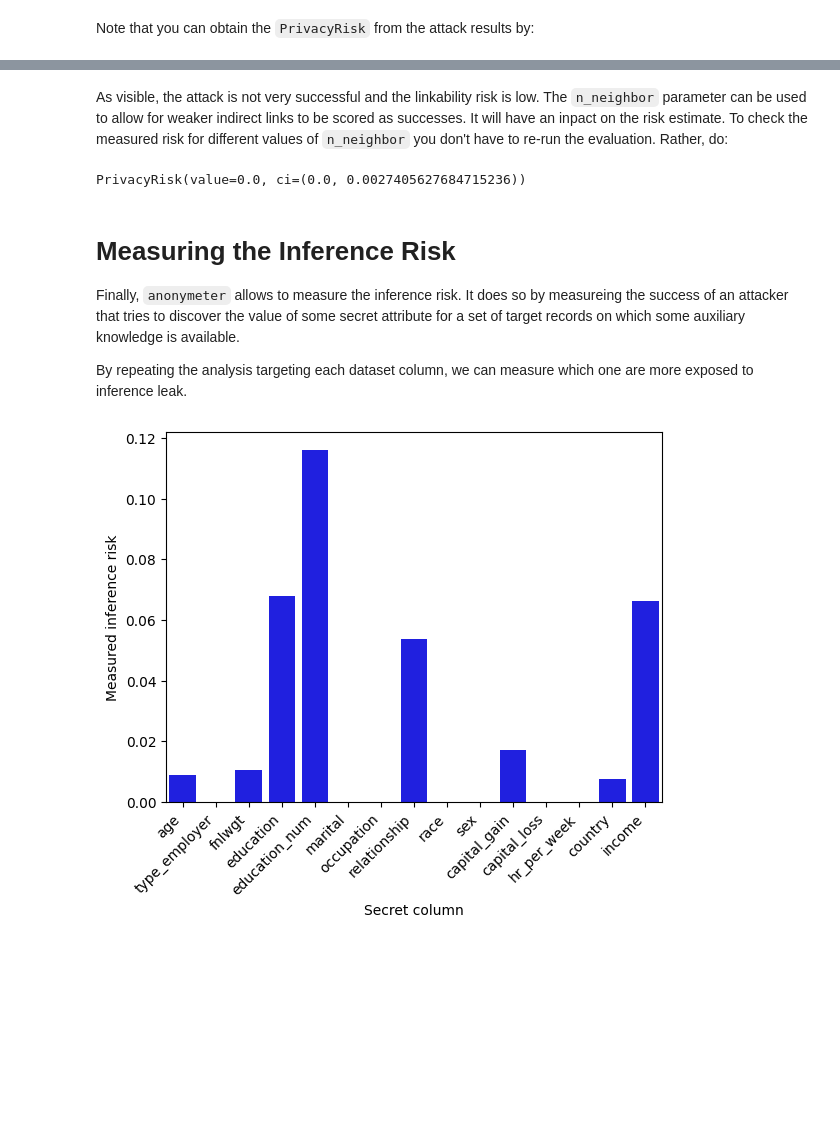
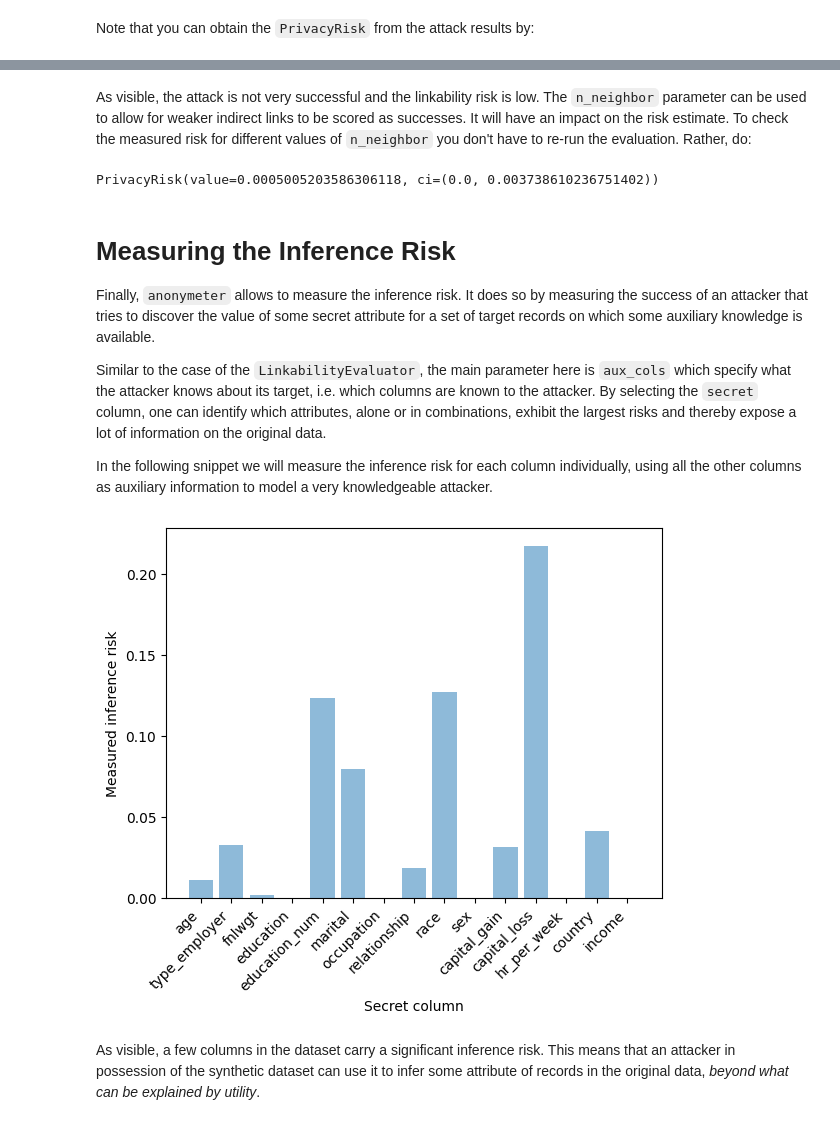
Before and after one commit to statice/anonymeter, a Jupyter notebook: notebooks/anonymeter_example.ipynb, the cells around one changed output, grey strips where cells are left out. Saved outputs shown, nothing was run; the diff lists cells and outputs as text; code cells hidden in the pictures; blank space fills up the shorter version.

```diff
--- a/notebooks/anonymeter_example.ipynb
+++ b/notebooks/anonymeter_example.ipynb
@@ -118,12 +183,13 @@ aux_cols = [
     [ 'race', 'sex', 'fnlwgt', 'age', 'country']
 ]
 
-evaluator = LinkabilityEvaluator(ori=train,
+evaluator = LinkabilityEvaluator(ori=ori,
                                  syn=syn,
                                  control=control,
                                  n_attacks=2000,
                                  aux_cols=aux_cols,
                                  n_neighbors=10)
-evaluator.evaluate(n_jobs=-2)
+
+evaluator.evaluate(n_jobs=-2)  # n_jobs follow joblib convention. -1 = all cores, -2 = all execept one
 evaluator.risk()
 # %% [output]
@@ -141,35 +207,45 @@ Successs rate of control attack: SuccessRate(value=0.005449896927860829, error=0
 # %% [markdown]
-As visible, the attack is not very successful and the linkability risk is low. The `n_neighbor` parameter can be used to allow for weaker indirect links to be scored as successes. It will have an inpact on the risk estimate. To check the measured risk for different values of `n_neighbor` you don't have to re-run the evaluation. Rather, do:
+As visible, the attack is not very successful and the linkability risk is low. The `n_neighbor` parameter can be used to allow for weaker indirect links to be scored as successes. It will have an impact on the risk estimate. To check the measured risk for different values of `n_neighbor` you don't have to re-run the evaluation. Rather, do:
 # %%
-evaluator.risk(n_neighbors=5)
+print(evaluator.risk(n_neighbors=7))
 # %% [output]
-PrivacyRisk(value=0.0, ci=(0.0, 0.0027405627684715236))
+PrivacyRisk(value=0.0005005203586306118, ci=(0.0, 0.003738610236751402))
 # %% [markdown]
 # Measuring the Inference Risk
 
-Finally, `anonymeter` allows to measure the inference risk. It does so by measureing the success of an attacker that tries to discover the value of some secret attribute for a set of target records on which some auxiliary knowledge is available.
+Finally, `anonymeter` allows to measure the inference risk. It does so by measuring the success of an attacker that tries to discover the value of some secret attribute for a set of target records on which some auxiliary knowledge is available.
 
-By repeating the analysis targeting each dataset column, we can measure which one are more exposed to inference leak.
+Similar to the case of the `LinkabilityEvaluator`, the main parameter here is `aux_cols` which specify what the attacker knows about its target, i.e. which columns are known to the attacker. By selecting the `secret` column, one can identify which attributes, alone or in combinations, exhibit the largest risks and thereby expose a lot of information on the original data.
+
+In the following snippet we will measure the inference risk for each column individually, using all the other columns as auxiliary information to model a very knowledgeable attacker.
 # %%
-columns = train.columns
+columns = ori.columns
 results = []
 
 for secret in columns:
 
     aux_cols = [col for col in columns if col != secret]
 
-    evaluator = InferenceEvaluator(ori=train,
+    evaluator = InferenceEvaluator(ori=ori,
                                    syn=syn,
                                    control=control,
                                    aux_cols=aux_cols,
                                    secret=secret,
                                    n_attacks=1000)
     evaluator.evaluate(n_jobs=-2)
-    results.append(evaluator.results())
+    results.append((secret, evaluator.results()))
-# %%
-ax = sns.barplot(x=columns, y=[res.risk().value for res in results], color='b')
-plt.xticks(rotation=45, ha='right')
-ax.set_ylabel("Measured inference risk")
-_ = ax.set_xlabel("Secret column")
-# %% [output]
-[figure, removed]
+# %%
+fig, ax = plt.subplots()
+
+risks = [res[1].risk().value for res in results]
+columns = [res[0] for res in results]
+
+ax.bar(x=columns, height=risks, alpha=0.5, ecolor='black', capsize=10)
+
+plt.xticks(rotation=45, ha='right')
+ax.set_ylabel("Measured inference risk")
+_ = ax.set_xlabel("Secret column")
+# %% [output]
+[figure, added]
+# %% [markdown]
+As visible, a few columns in the dataset carry a significant inference risk. This means that an attacker in possession of the synthetic dataset can use it to infer some attribute of records in the original data, *beyond what can be explained by utility*.
```
Also changed, not shown: parts of 26 cells of this notebook, 1 other file.
